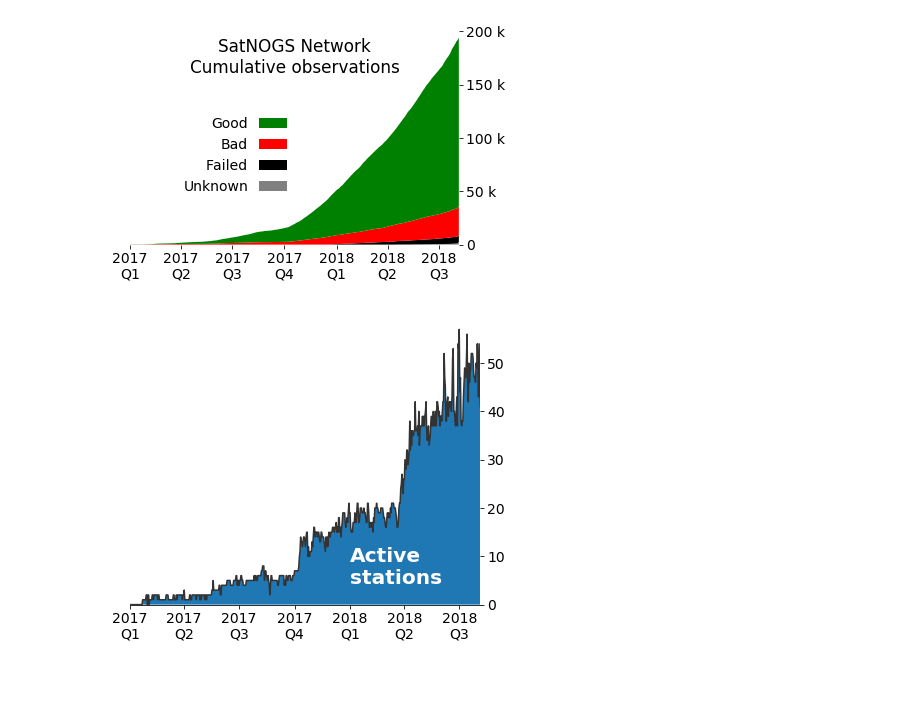
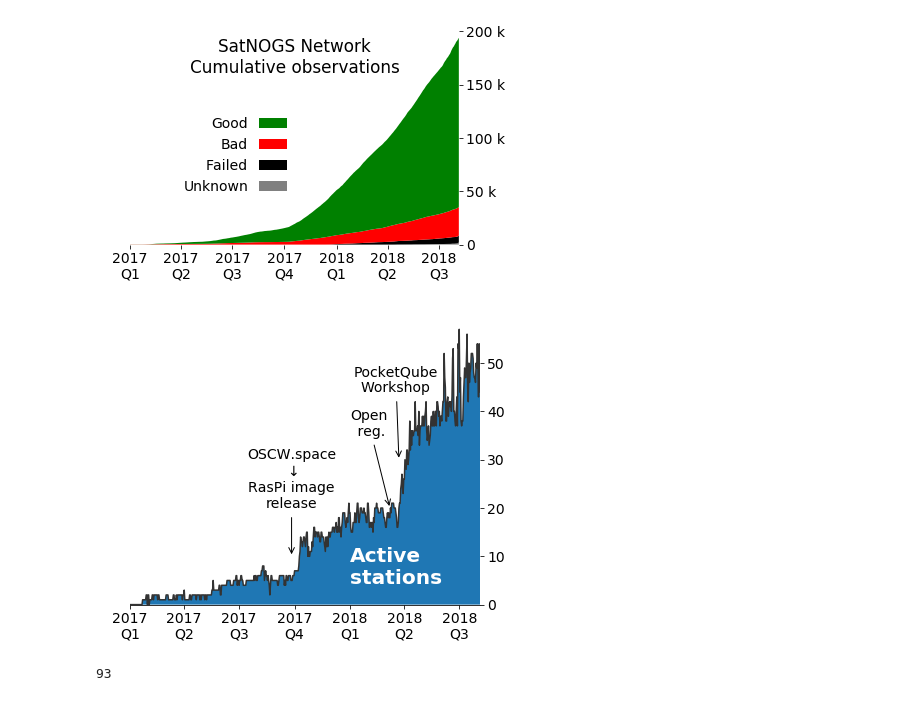
Before and after one commit to wiredlab/scheduling-bazaar, a Jupyter notebook: notebooks/observations-status.ipynb, the cells around one changed output. Cells and saved outputs as stored; diff of their text form; code cells hidden in the pictures.

Commit message:
new figure

```diff
--- a/notebooks/observations-status.ipynb
+++ b/notebooks/observations-status.ipynb
@@ -49,7 +49,7 @@ firstday = tree.begin().replace(hour=0, minute=0, second=0)
 lastday = tree.end().replace(hour=0, minute=0, second=0)
 
 
-days = [firstday + timedelta(days=i) for i in range(0, (lastday - firstday).days +1, 1)]
+days = [firstday + timedelta(days=i) for i in range(0, (lastday - firstday).days, 1)]
 print(firstday)
 print(lastday)
 len(days)
@@ -69,7 +69,11 @@ def analyze_tree(tree):
 
     oneday = timedelta(days=1)
     for i, day in enumerate(days):
-        obs = tree[day : day + oneday]
+        obs = IntervalTree(tree[day : day + oneday])
+
+        # trim the obs
+        obs.chop(day + oneday, obs.end(), lambda x,y:x.data)
+        obs.chop(obs.begin(), day, lambda x,y:x.data)
 
         count = dict(total=0, good=0, bad=0, failed=0, unknown=0)
         active = set()
@@ -270,32 +274,77 @@ plt.setp(labels, rotation=0, ha='center', va='top',)
 
 ax.set_xlim(
     left=datetime(2017, 1, 1),
     right=days[-1],
 )
 
 ax.yaxis.tick_right()
 ax.set_ylim(bottom=0)
 
 labels = ax.get_yticklabels()
 #plt.setp(labels,
 #        bbox=dict(facecolor='#cadaf2',
 #                  edgecolor='#cadaf2'),
 #)
 
 ax.spines['left'].set_visible(False)
 ax.spines['top'].set_visible(False)
 ax.spines['right'].set_visible(False)
 #ax.spines['bottom'].set_visible(False)
 
 xy = list(zip([mpl.dates.date2num(d) for d in days], actives))
 xy.insert(0, (ax.get_xlim()[0]-10, 0))
 xy.append((ax.get_xlim()[1], 0))
 path = mpl.path.Path(xy)
 patch = mpl.patches.PathPatch(path, facecolor='#1f77b4', edgecolor='none')  # '#cadaf2'  '#1f77b4'
 ax.add_patch(patch)
 
+
+bbprops = dict(facecolor='white', edgecolor='white', alpha=0.7)
+
+ax.annotate(
+    'OSCW.space\n$\downarrow$\nRasPi image\nrelease',
+    (datetime(2017, 9, 26), 10),
+    xytext=(datetime(2017, 9, 26), 20),
+    ha='center',
+    size='medium',
+    arrowprops=dict(arrowstyle='->'),
+    bbox=bbprops,
+)
+
+
+if False:
+    ax.annotate(
+        'FOSDEM',
+        (datetime(2018, 2, 4), 20),
+        xytext=(datetime(2018, 2, 1), 27),
+        ha='center',
+        size='medium',
+        arrowprops=dict(arrowstyle='->'),
+    )
+
+ax.annotate(
+    'Open\n reg.',
+    (datetime(2018, 3, 8), 20),
+    xytext=(datetime(2018, 2, 1), 35),
+    ha='center',
+    size='medium',
+    arrowprops=dict(arrowstyle='->'),
+    bbox=bbprops,
+)
+
+ax.annotate(
+    'PocketQube\nWorkshop',
+    (datetime(2018, 3, 23), 30),
+    xytext=(datetime(2018, 3, 18), 44),
+    ha='center',
+    size='medium',
+    arrowprops=dict(arrowstyle='->'),
+    bbox=bbprops,
+)
+
+
 plt.tight_layout()
 
-fig.savefig('network-active-stations.png', dpi=300, transparent=True)
+fig.savefig('network-active-stations.png', dpi=600, transparent=True)
 # %% [output]
-[figure, old version]
+[figure, new version]
@@ -311 +379,5 @@ for i in tree:
+# %%
+print(maxpasses)
+# %% [output]
+93
 # %%
```
Also changed, not shown: parts of 9 cells of this notebook.
